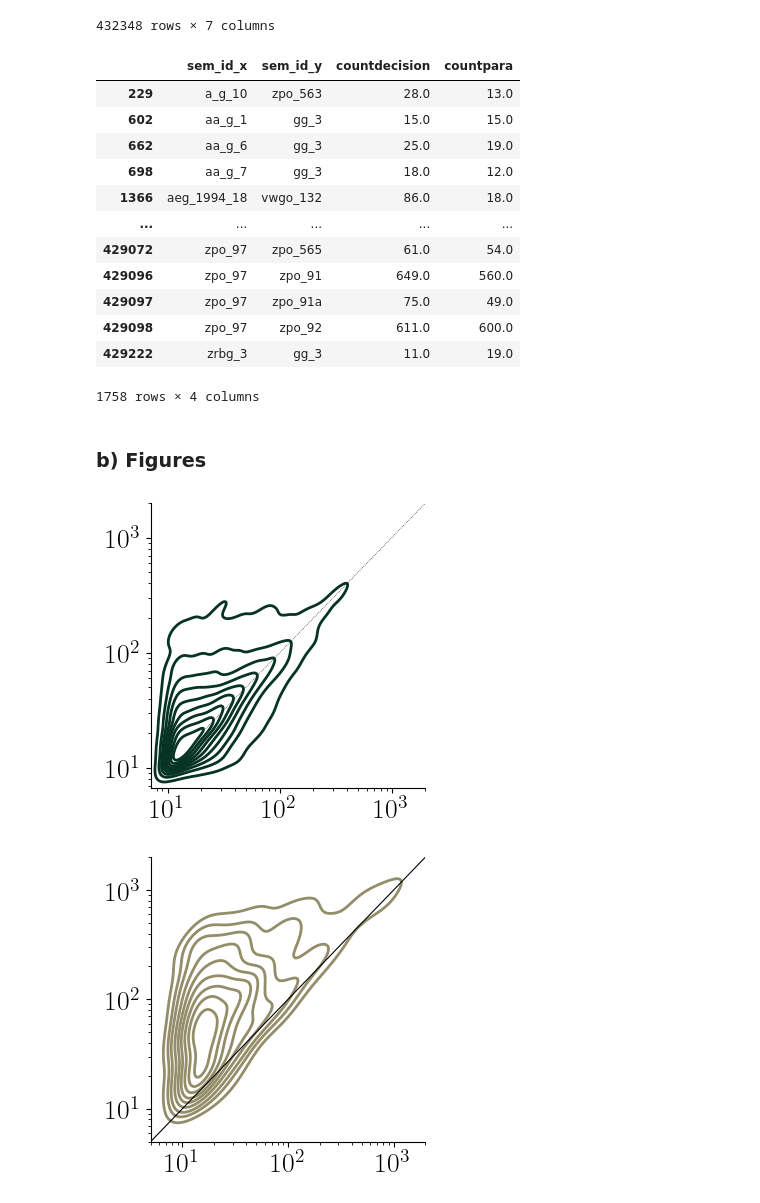
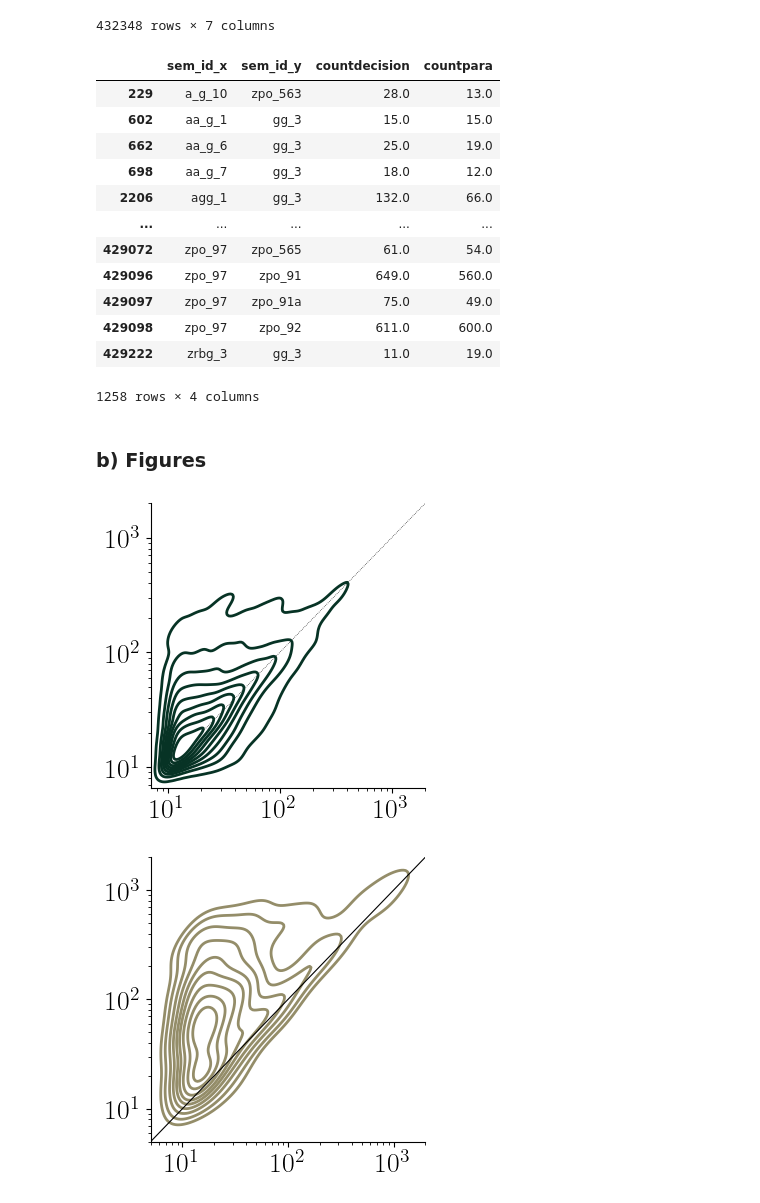
Before and after one commit to telos-lab/network-pluralism, a Jupyter notebook: notebooks/case_study_2/decision_vs_paragraph.ipynb, the cells around one changed output. Cells and saved outputs as stored; diff of their text form; code cells hidden in the pictures.

```diff
--- a/notebooks/case_study_2/decision_vs_paragraph.ipynb
+++ b/notebooks/case_study_2/decision_vs_paragraph.ipynb
@@ -57,12 +60,12 @@ EXPORT_PATH.mkdir(parents=True, exist_ok=True)
 procedural_norms = [
     "vwgo_154",
     "zpo_563",
+    "gg_3",
     "fgo_126",
-    "gg_3",
     "zpo_97",
+    "vwgo_137",
+    "zpo_562",
     "fgo_135",
-    "zpo_562",
-    "vwgo_137",
     "gkg_2004_52" ,
     "gg_2",
     "gg_103" ,
@@ -71,3 +74,5 @@ procedural_norms = [
     "stpo_349",
     "vwgo_132",
 ]
+procedural_norms = procedural_norms[:10]
+procedural_norms
@@ -130,14 +146,14 @@ highlight_df
 | 602 | aa_g_1 | gg_3 | 15.0 | 15.0 |
 | 662 | aa_g_6 | gg_3 | 25.0 | 19.0 |
 | 698 | aa_g_7 | gg_3 | 18.0 | 12.0 |
-| 1366 | aeg_1994_18 | vwgo_132 | 86.0 | 18.0 |
+| 2206 | agg_1 | gg_3 | 132.0 | 66.0 |
 | ... | ... | ... | ... | ... |
 | 429072 | zpo_97 | zpo_565 | 61.0 | 54.0 |
 | 429096 | zpo_97 | zpo_91 | 649.0 | 560.0 |
 | 429097 | zpo_97 | zpo_91a | 75.0 | 49.0 |
 | 429098 | zpo_97 | zpo_92 | 611.0 | 600.0 |
 | 429222 | zrbg_3 | gg_3 | 11.0 | 19.0 |
-1758 rows × 4 columns
+1258 rows × 4 columns
 # %% [markdown]
 ### b) Figures
 # %%
@@ -170,34 +186,35 @@ plt.tick_params("both", labelsize=20)
 
 x_line = np.linspace(0, upper_lim, 100)
 plt.plot(x_line, x_line, color="black", linewidth=0.5, linestyle=":")
-plt.savefig(EXPORT_PATH / "decision_vs_paragraph_all.pdf", dpi=300, transparent=True)
+plt.savefig("/Users/pundert1/Documents/repos/ParaGraph/notebooks/casestudy_2/exports/meta/contrast/decision_vs_paragraph_all.pdf", dpi=300, transparent=True)
 # %% [output]
-[figure, old version]
+[figure, new version]
 # %%
 plt.figure(figsize=(3.5, 3.5))
 sns.kdeplot(
     data=highlight_df,
     x="countpara",
     y="countdecision",
     thresh=0.1,
     levels=10,
     fill=False,
-
     linewidths=2,
     ax=plt.gca(),
     zorder=1,
     log_scale=True,
     color=HIGHLIGHT_COLOR_DARK,
 )
 
 plt.axline((1, 1), (upper_lim, upper_lim), color="black", linewidth=0.8)
 plt.ylim(lower_lim, upper_lim)
 plt.xlim(lower_lim, upper_lim)
 
 plt.xlabel("")
 plt.ylabel("")
 plt.tight_layout()
 plt.tick_params("both", labelsize=20)
-plt.savefig(EXPORT_PATH / "decision_vs_paragraph_highlight.pdf", dpi=300, transparent=True)
+plt.savefig(
+    EXPORT_PATH / "decision_vs_paragraph_highlight.pdf", dpi=300, transparent=True
+)
 # %% [output]
-[figure, old version]
+[figure, new version]
```
Also changed, not shown: parts of 2 cells of this notebook, 11 other files.
